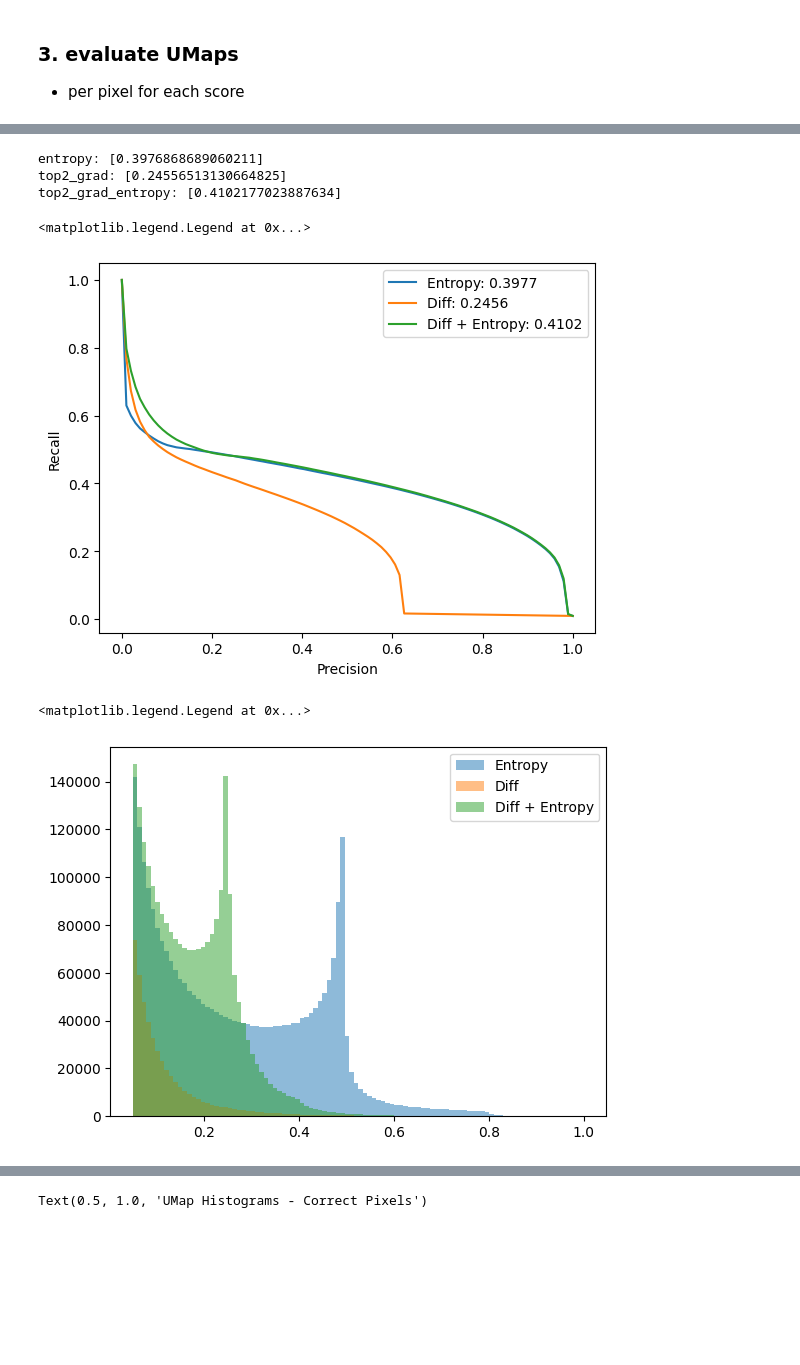
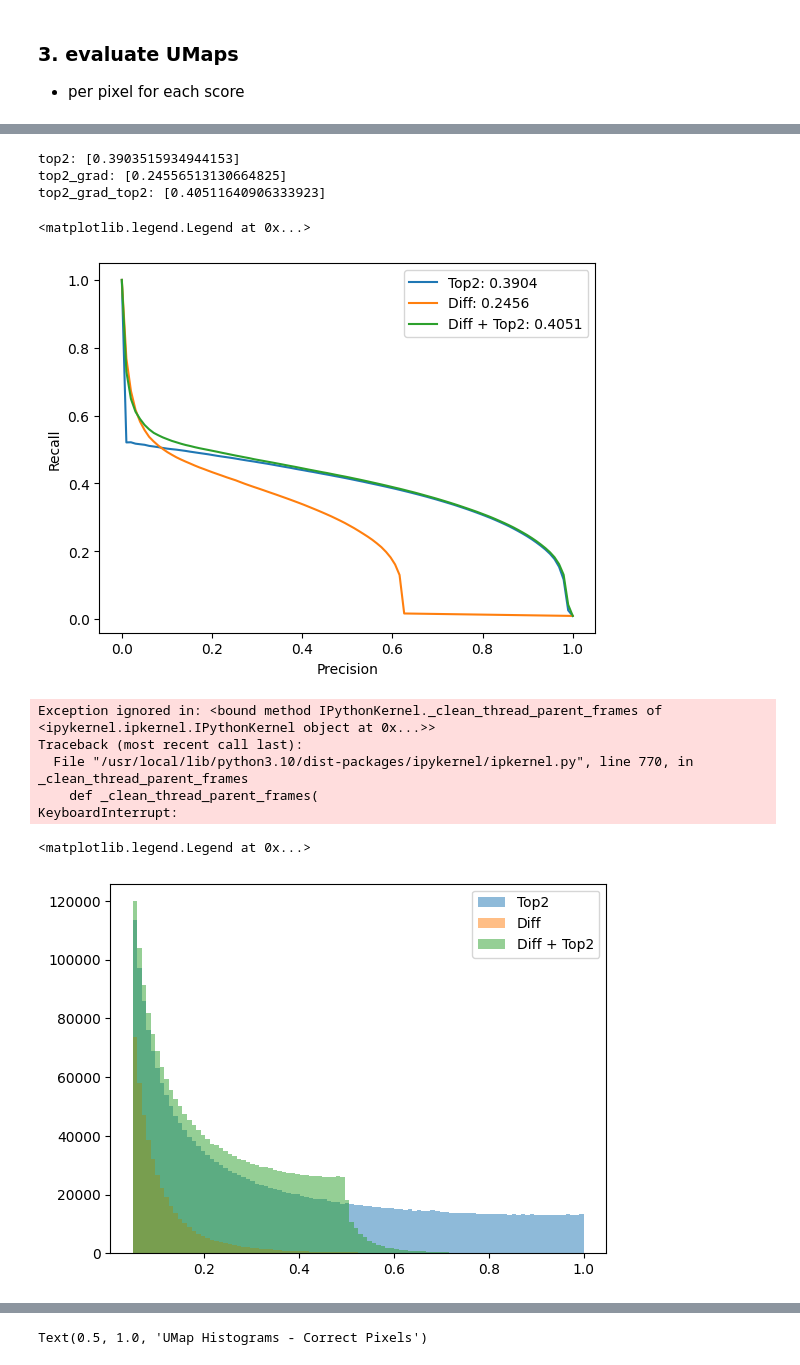
Before and after one commit to MedVisBonn/Segmentation-Distortion, a Jupyter notebook: src/notebooks/combining_scores.ipynb, the cells around one changed output, grey strips where cells are left out. Drawn from its saved outputs; the diff is of its cells as text; code cells hidden in the pictures; blank space fills up the shorter version.

```diff
--- a/src/notebooks/combining_scores.ipynb
+++ b/src/notebooks/combining_scores.ipynb
@@ -747,27 +762,30 @@ pr_aucs = {}
 bprc = BinaryPrecisionRecallCurve(thresholds = None).cpu()
 
 for key in umaps:
-    if key in ['diff_grad', 'diff_grad_entropy']:
+    if key in ['diff_grad', 'diff_grad_entropy', 'diff_grad_top2']:
         continue
     print(key)
     # bprc = BinaryPrecisionRecallCurve(thresholds = np.quantile(umaps[key], torch.linspace(0, 1, 100)).tolist()).cpu()
     pr = bprc(umaps[key].cpu(), errmaps.cpu())
-    p, r, _= pr
+    p, r, t = pr
+    t = torch.cat([t, torch.tensor([1.0])])
+    print(p.shape, r.shape, t.shape)
     # find indices for sorting in recall
     indices = np.argsort(r)
     # sort precision and recall similarly
-    r_sorted, p_sorted = (r[indices], p[indices])
+    r_sorted, p_sorted, t_sorted = (r[indices], p[indices], t[indices])
     # select target values for recall
     target_values = np.linspace(r_sorted[0], r_sorted[-1], 100)
     # find best matches in sorted recall, that are smaller or equal to the target values
     subset_indices = np.abs(r_sorted[None, :] - target_values[:, None]).argmin(axis=1)
     # select precision and recall at the best matches
-    r_sampled, p_sampled = (
+    r_sampled, p_sampled, t_sampled = (
         r_sorted[subset_indices],
-        p_sorted[subset_indices]
+        p_sorted[subset_indices],
+        t_sorted[subset_indices]
     )
 
-    prs.setdefault(key, []).append([p_sampled, r_sampled])
+    prs.setdefault(key, []).append([p_sampled, r_sampled, t_sampled])
     # prs.setdefault(key, []).append([pr[0], pr[1]])
     pr_aucs.setdefault(key, []).append(auc(pr[1], pr[0]))
 # %% [output]
@@ -776,0 +798,9 @@ top2_grad_entropy
+# %%
+for key in prs:
+
+    p, r, X = prs[key][0] #, prs[key][0][1], prs[key][0][2]
+    Y = 2 * p * r / (p + r)
+
+    plt.plot(X, Y, label=key)
+    # plt.show()
+plt.legend()
@@ -777,11 +810,16 @@ top2_grad_entropy
 # %%
 label_dict = {
     'entropy': 'Entropy',
+    'top2': 'Top2',
     'top2_grad': 'Diff',
     'diff_grad': 'Diff / Margin',
     'diff_grad_entropy': 'Diff / Margin + Entropy',
     'top2_grad_entropy': 'Diff + Entropy',
+    'top2_grad_top2': 'Diff + Top2',
 }
+
+
+
 
 for key in pr_aucs:
     if key in ['diff_grad', 'diff_grad_entropy']:
@@ -796,23 +834,36 @@ for key in pr_aucs:
 
 plt.legend()
 # %% [output]
-entropy: [0.3976868689060211]
+top2: [0.3903515934944153]
 top2_grad: [0.24556513130664825]
-top2_grad_entropy: [0.4102177023887634]
+top2_grad_top2: [0.40511640906333923]
 <matplotlib.legend.Legend at 0x...>
-[figure, old version]
+[figure, new version]
 # %%
+for key in umaps:
+
+    p, r, X = prs[key][0]
+    Y = 2 * p * r / (p + r)
+
+    plt.plot(X, Y, label=key)
+
+
 for key in umaps:
     if key in ['diff_grad', 'diff_grad_entropy']:
         continue
     label = label_dict[key]
     um = (umaps[key] - umaps[key].min()) / (umaps[key].max() - umaps[key].min())
     # plt.hist(umaps[key][umaps[key]>0.05], bins=100, alpha=0.5, label=label, )
     plt.hist(um[um>0.05], bins=100, alpha=0.5, label=label, )
     # plt.yscale('log')
     # hist = torch.histogram(umaps[key][umaps[key]>0.05], bins=100)
     # plt.plot(hist[1][:-1], hist[0], label=key)
 plt.legend()
 # %% [output]
-<matplotlib.legend.Legend at 0x...>
+Exception ignored in: <bound method IPythonKernel._clean_thread_parent_frames of <ipykernel.ipkernel.IPythonKernel object at 0x...>>
+Traceback (most recent call last):
+  File "/usr/local/lib/python3.10/dist-packages/ipykernel/ipkernel.py", line 770, in _clean_thread_parent_frames
+    def _clean_thread_parent_frames(
+KeyboardInterrupt:
+<matplotlib.legend.Legend at 0x...>
-[figure, old version]
+[figure, new version]
```
Also changed, not shown: parts of 7 cells of this notebook.
